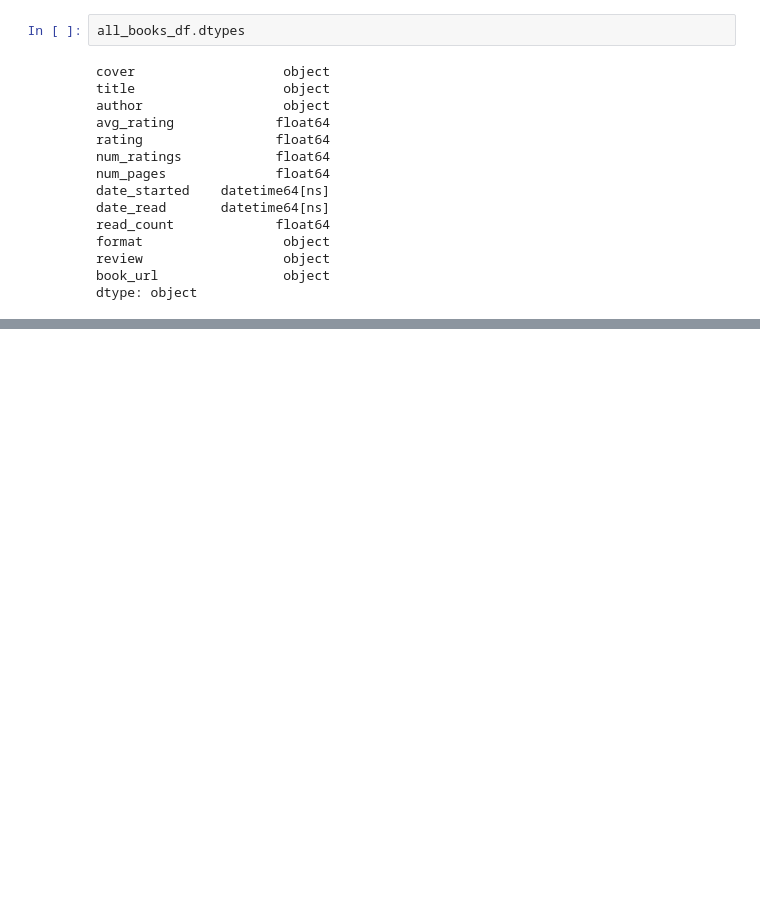
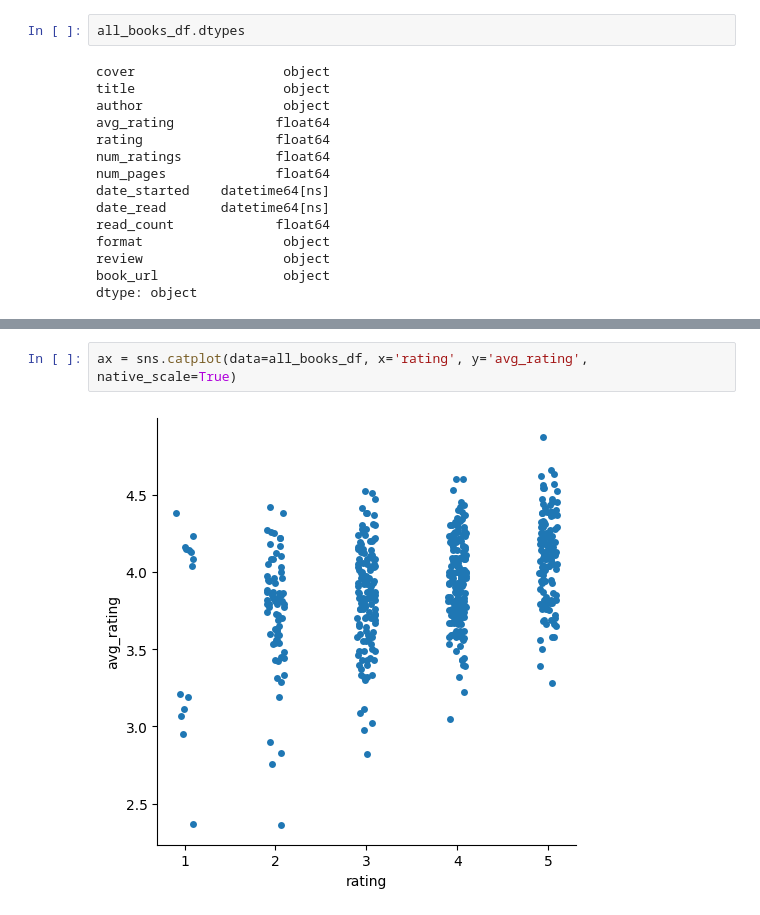
Before and after one commit to alex-x-o/Youreads, a Jupyter notebook: goodreads-scraping.ipynb, the cells around one changed output, grey strips where cells are left out. Drawn from its saved outputs; the diff is of its cells as text; blank space fills up the shorter version.

Commit message:
Refactored code and added some visualization of goodreads data

```diff
--- a/goodreads-scraping.ipynb
+++ b/goodreads-scraping.ipynb
@@ -208,0 +214,4 @@ display(books_with_reviews)
+# %%
+ax = sns.catplot(data=all_books_df, x='rating', y='avg_rating', native_scale=True)
+# %% [output]
+[figure, added]
```
Also changed, not shown: parts of 9 cells of this notebook, 1 other file.
